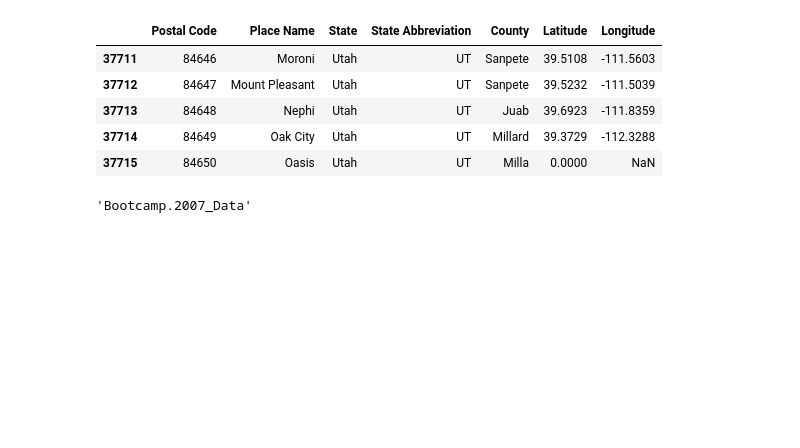
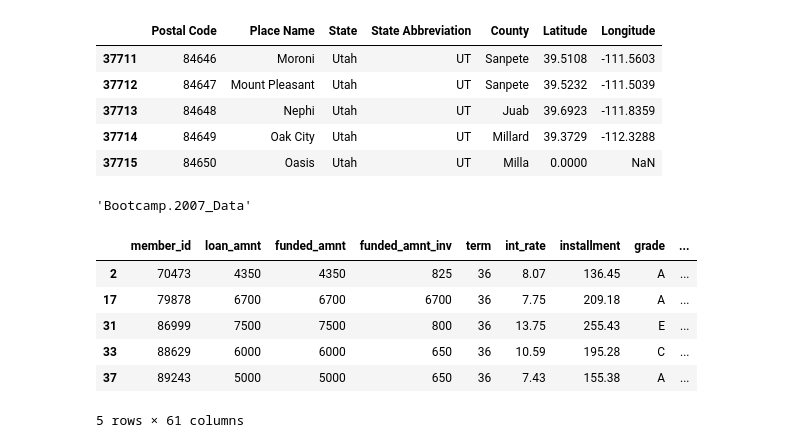
Before and after one commit to jks1995/Bootcamp-Project, a Jupyter notebook: sandbox.ipynb, the cells around one changed output. Cells and saved outputs as stored; diff of their text form; code cells hidden in the pictures; blank space fills up the shorter version.

```diff
--- a/sandbox.ipynb
+++ b/sandbox.ipynb
@@ -333,0 +389,10 @@ df = getBootcampData(db_creds)
+# %%
+df.head()
+# %% [output]
+|  | member_id | loan_amnt | funded_amnt | funded_amnt_inv | term | int_rate | installment | grade | ... |
+| 2 | 70473 | 4350 | 4350 | 825 | 36 | 8.07 | 136.45 | A | ... |
+| 17 | 79878 | 6700 | 6700 | 6700 | 36 | 7.75 | 209.18 | A | ... |
+| 31 | 86999 | 7500 | 7500 | 800 | 36 | 13.75 | 255.43 | E | ... |
+| 33 | 88629 | 6000 | 6000 | 650 | 36 | 10.59 | 195.28 | C | ... |
+| 37 | 89243 | 5000 | 5000 | 650 | 36 | 7.43 | 155.38 | A | ... |
+5 rows × 61 columns
```
Also changed, not shown: parts of 31 cells of this notebook.
